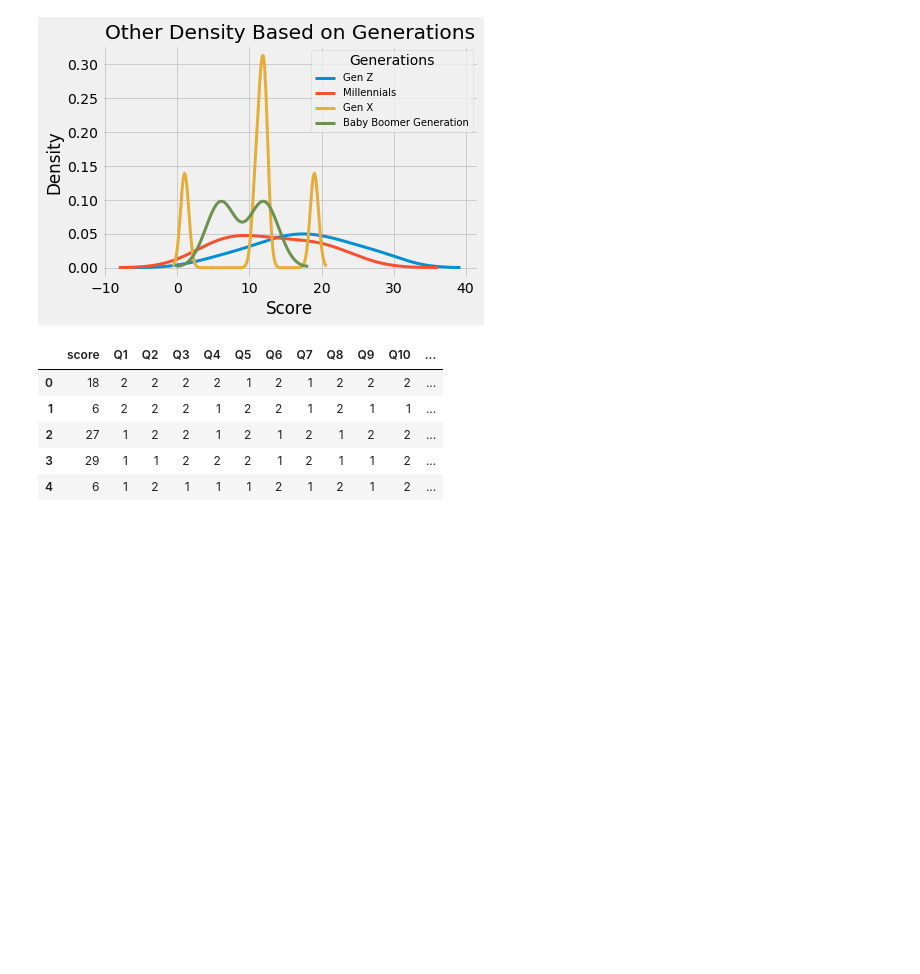
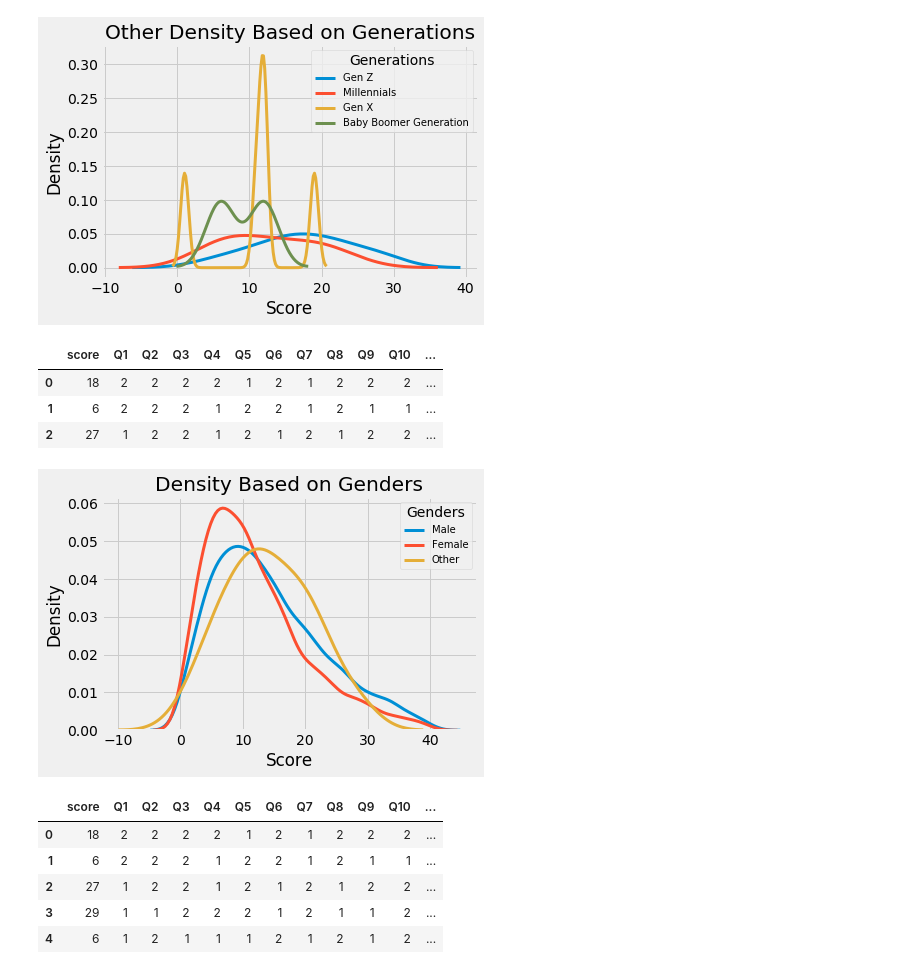
Before and after one commit to scrunts23/Unit-1-build-, a Jupyter notebook: Unit_1_Build.ipynb, the cells around one changed output. Saved outputs shown, nothing was run; the diff lists cells and outputs as text; code cells hidden in the pictures; blank space fills up the shorter version.

Commit message:
Added density plot of genders

```diff
--- a/Unit_1_Build.ipynb
+++ b/Unit_1_Build.ipynb
@@ -482,6 +482,46 @@ plt.ylabel('Density')
 plt.show()
 # %% [output]
 [figure]
+# %%
+# set catorgical data for gender
+
+npi_data['gender'] = npi_data['gender'].replace({1: 'Male', 2: 'Female', 3: 'Other'})
+npi_data.head(3)
+# %% [output]
+|  | score | Q1 | Q2 | Q3 | Q4 | Q5 | Q6 | Q7 | Q8 | Q9 | Q10 | ... |
+| 0 | 18 | 2 | 2 | 2 | 2 | 1 | 2 | 1 | 2 | 2 | 2 | ... |
+| 1 | 6 | 2 | 2 | 2 | 1 | 2 | 2 | 1 | 2 | 1 | 1 | ... |
+| 2 | 27 | 1 | 2 | 2 | 1 | 2 | 1 | 2 | 1 | 2 | 2 | ... |
+# %%
+# 538 style of graph
+style.use('fivethirtyeight')
+
+# List of generations to plot
+genders = ['Male', 'Female', 'Other']
+
+# Iterate through the three genders
+for genders in genders:
+
+    # Subset to the generations
+    subset = npi_data[npi_data['gender'] == genders]
+
+    # Draw the density plot
+    sns.distplot(subset['score'], hist = False, kde = True,
+                 kde_kws = {'linewidth': 3},
+                 label = genders)
+
+
+# Plot formatting
+plt.legend(prop={'size': 10}, title = 'Genders')
+plt.title('Density Based on Genders')
+plt.xlabel('Score')
+plt.ylabel('Density')
+
+
+# display plot
+plt.show()
+# %% [output]
+[figure, added]
 # %%
 npi_data['score_cuts'] = pd.cut(x=npi_data['score'], bins=[0, 4, 8, 12, 16, 20, 24, 28, 32, 36, 40], labels=['0-4', '5-8', '9-12', '13-16', '17-20', '21-24', '25-28', '29-32', '33-36', '37-40'])
 npi_data.head()
```
Also changed, not shown: parts of 1 cell of this notebook.
